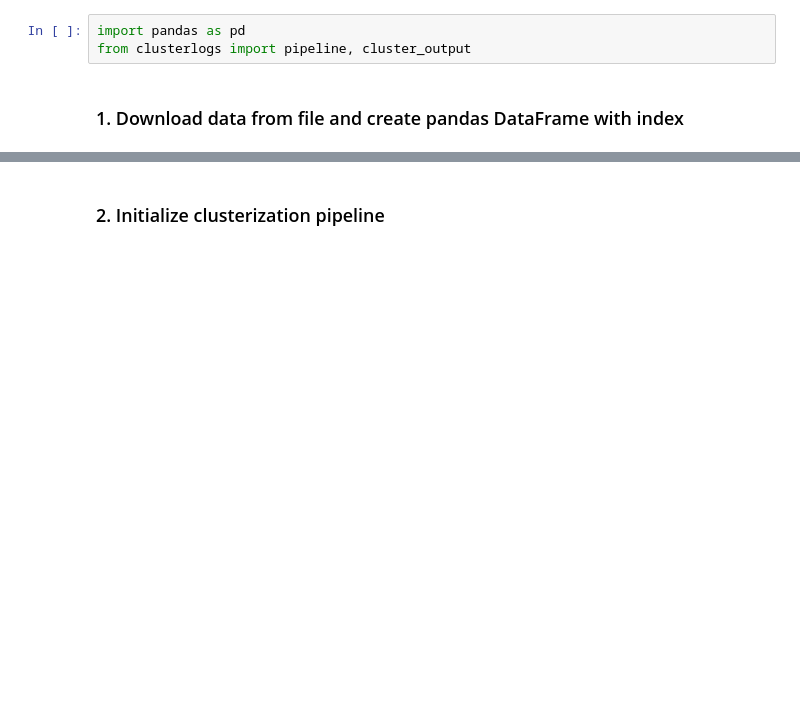
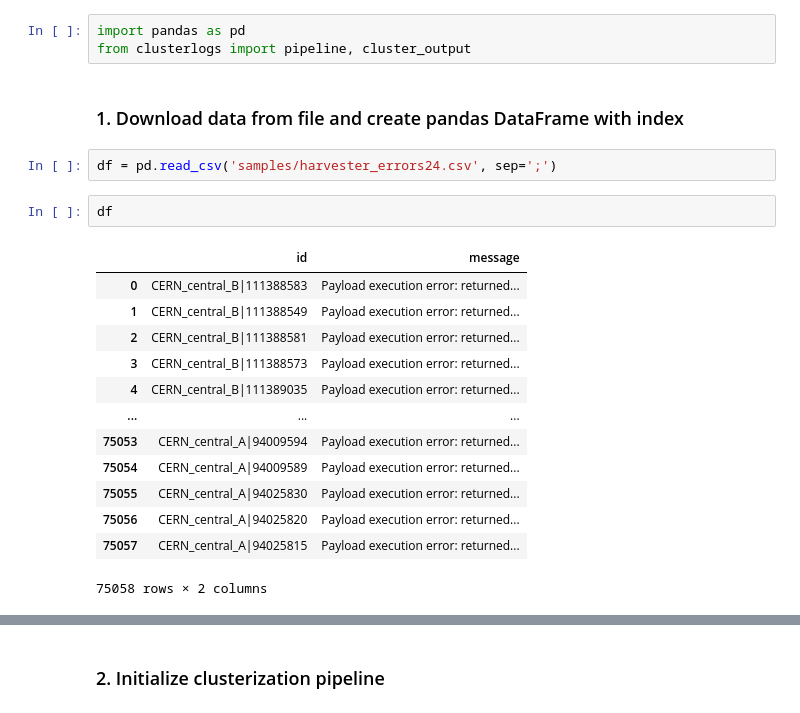
Before and after one commit to maria-grigorieva/ClusterLog, a Jupyter notebook: clusterlogs_notebook-Copy1.ipynb, the cells around one changed output, grey strips where cells are left out. Drawn from its saved outputs; the diff is of its cells as text; blank space fills up the shorter version.

```diff
--- a/clusterlogs_notebook-Copy1.ipynb
+++ b/clusterlogs_notebook-Copy1.ipynb
@@ -5,4 +5,22 @@ import pandas as pd
 from clusterlogs import pipeline, cluster_output
 # %% [markdown]
 ### 1. Download data from file and create pandas DataFrame with index
+# %%
+df = pd.read_csv('samples/harvester_errors24.csv', sep=';')
+# %%
+df
+# %% [output]
+|  | id | message |
+| 0 | CERN_central_B|111388583 | Payload execution error: returned... |
+| 1 | CERN_central_B|111388549 | Payload execution error: returned... |
+| 2 | CERN_central_B|111388581 | Payload execution error: returned... |
+| 3 | CERN_central_B|111388573 | Payload execution error: returned... |
+| 4 | CERN_central_B|111389035 | Payload execution error: returned... |
+| ... | ... | ... |
+| 75053 | CERN_central_A|94009594 | Payload execution error: returned... |
+| 75054 | CERN_central_A|94009589 | Payload execution error: returned... |
+| 75055 | CERN_central_A|94025830 | Payload execution error: returned... |
+| 75056 | CERN_central_A|94025820 | Payload execution error: returned... |
+| 75057 | CERN_central_A|94025815 | Payload execution error: returned... |
+75058 rows × 2 columns
 # %%
```
Also changed, not shown: parts of 11 cells of this notebook, 8 other files.
